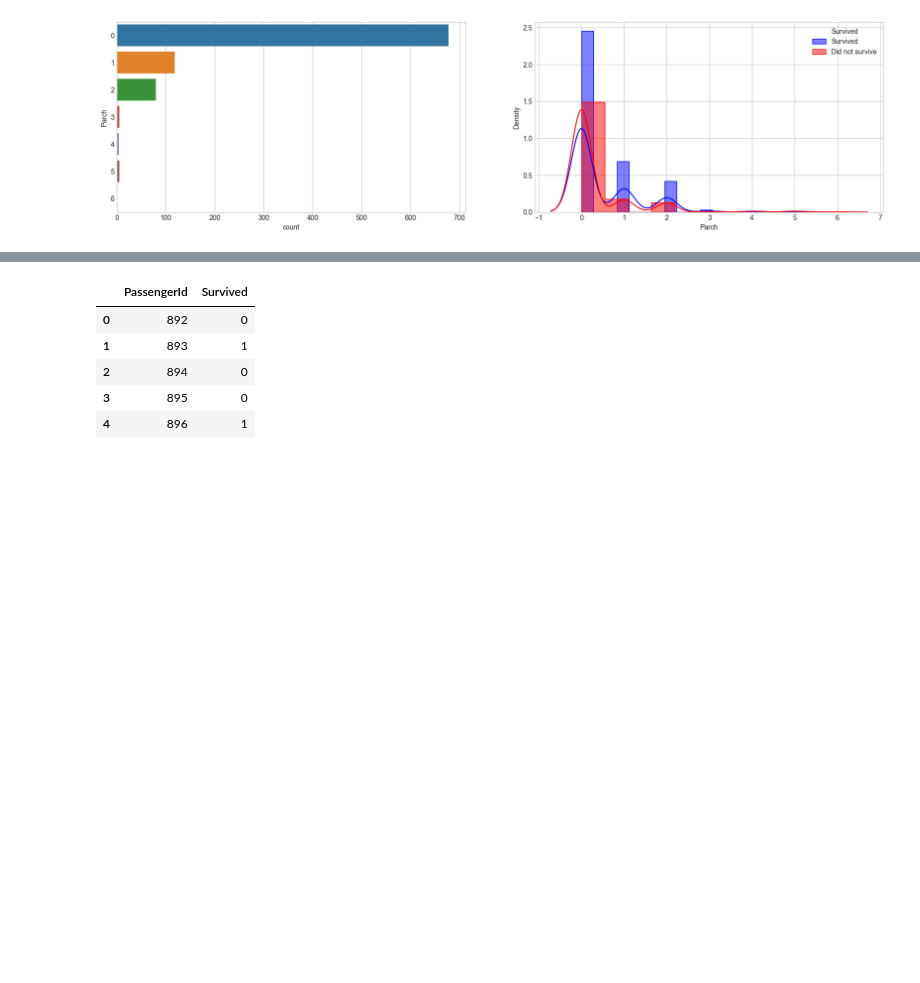
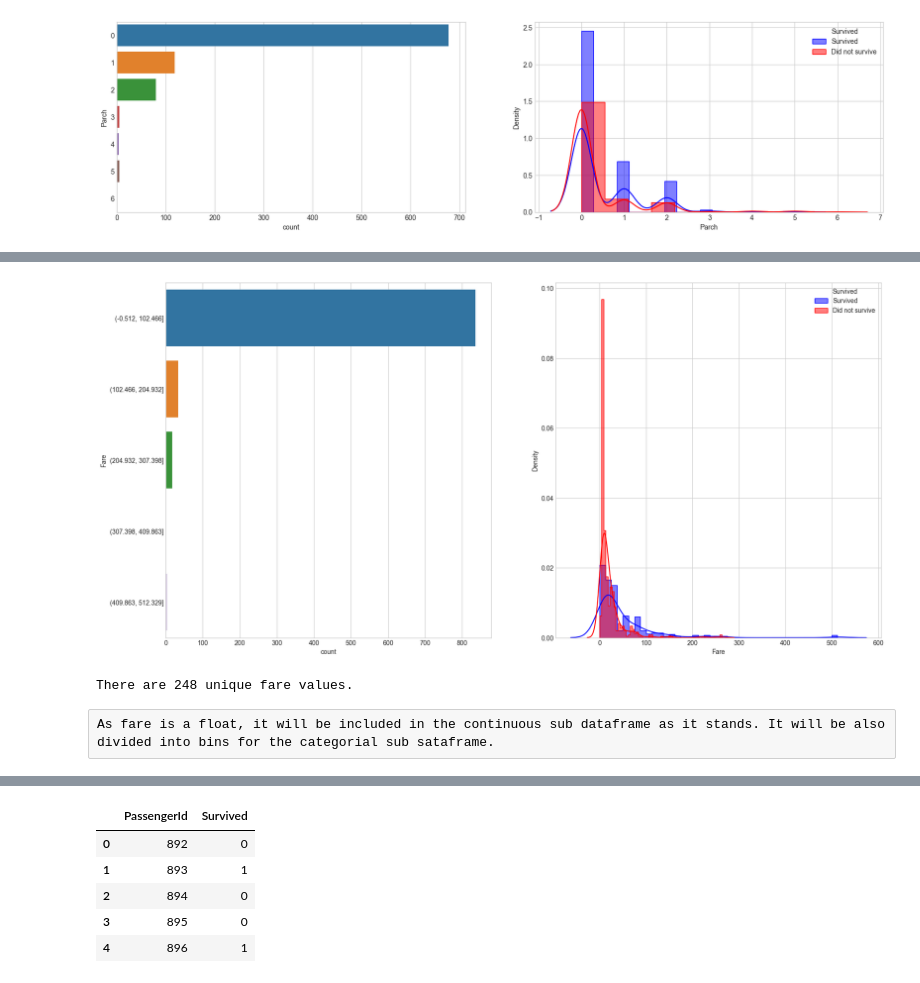
Before and after one commit to joshua-dixon1/Titanic-Survival-Analysis-and-Prediction, a Jupyter notebook: titanic_analysis.ipynb, the cells around one changed output, grey strips where cells are left out. Cells and saved outputs as stored; diff of their text form; code cells hidden in the pictures; blank space fills up the shorter version.

```diff
--- a/titanic_analysis.ipynb
+++ b/titanic_analysis.ipynb
@@ -305,6 +305,10 @@ Pclass_bar.set_axis_labels(None, "Passenger Count")
 missing_values_dict["Pclass"]
 # %% [output]
 0
+# %%
+# Add Pclass to sub-dataframes
+df_bin['Pclass'] = train_data['Pclass']
+df_con['Pclass'] = train_data['Pclass']
 # %% [markdown]
 ## Feature: Name
 
@@ -732,0 +778,17 @@ output.to_csv('submission.csv', index = False)
+# %%
+# Visualise the Fare bin counts as well as the Fare distribution versus Survived.
+plot_count_dist(data=train_data,
+                bin_df=df_bin,
+                label_column='Survived',
+                target_column='Fare',
+                figsize=(20,10),
+                use_bin_df=True)
+# %% [output]
+[figure, added]
+# %%
+# How many unique kinds of Fare are there?
+print("There are {} unique fare values.".format(len(train_data.Fare.unique())))
+# %% [output]
+There are 248 unique fare values.
+# %% [raw]
+As fare is a float, it will be included in the continuous sub dataframe as it stands. It will be also divided into bins for the categorial sub sataframe.
```
Also changed, not shown: parts of 40 cells of this notebook.
